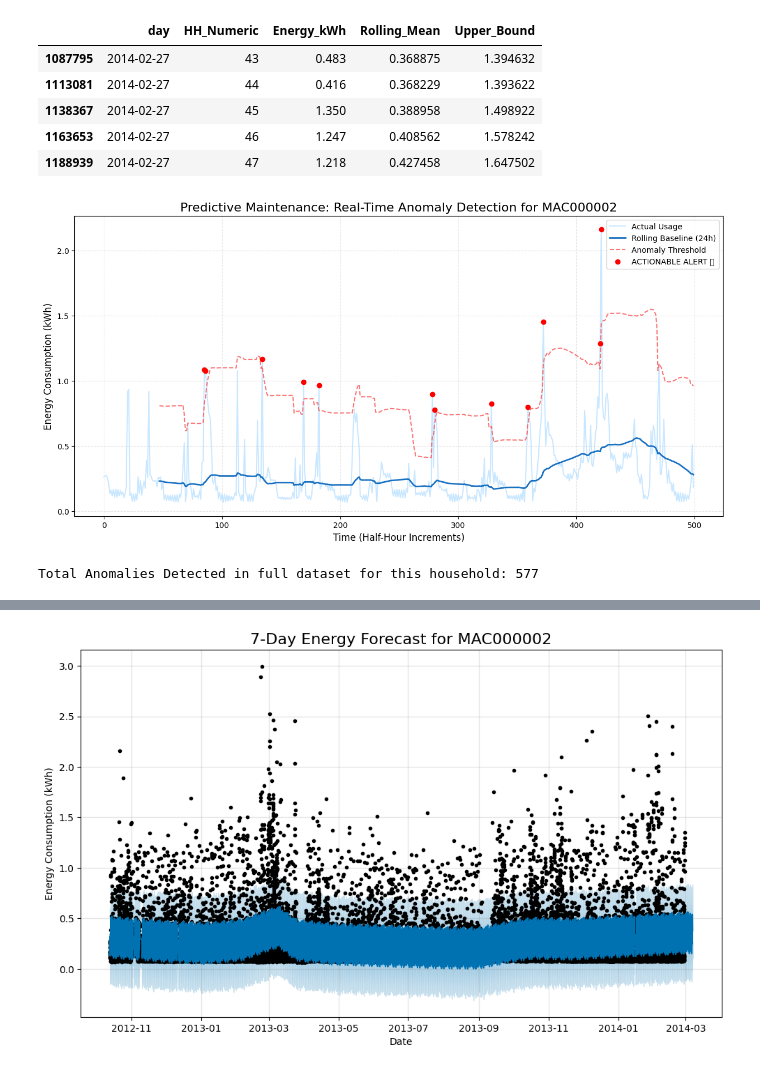
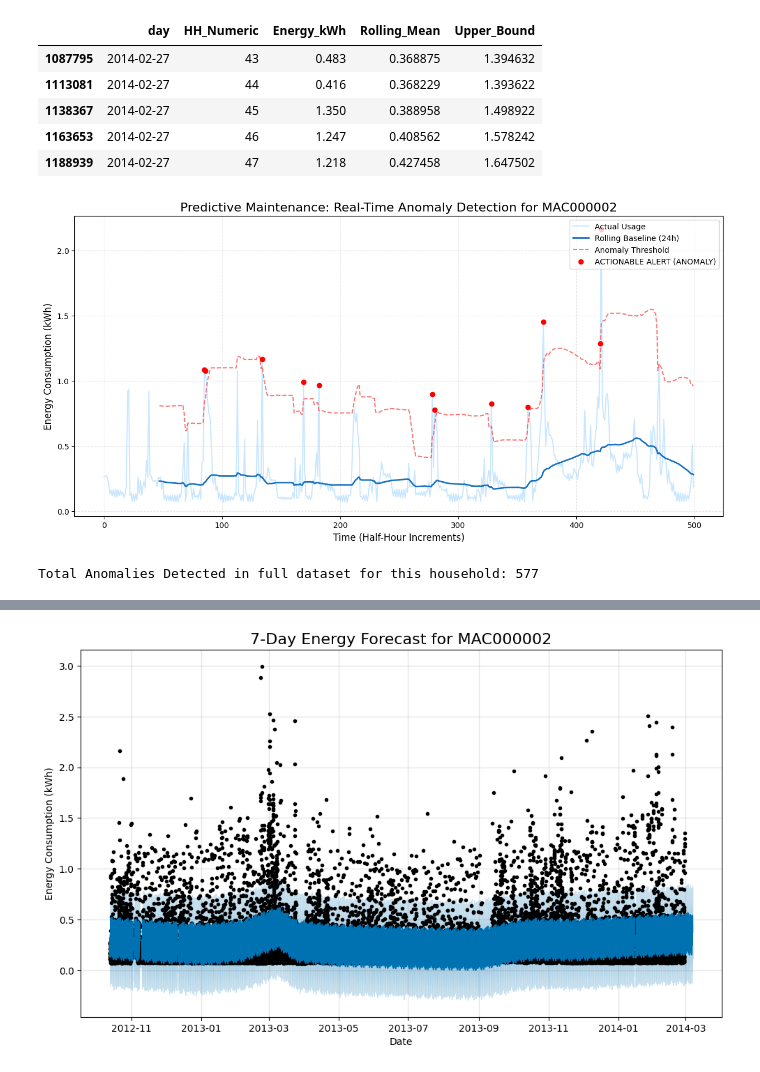
Before and after one commit to Kennyg-w/smart-meter-energy-analysis, a Jupyter notebook: notebooks/analysis.ipynb, the cells around one changed output, grey strips where cells are left out. Saved outputs shown, nothing was run; the diff lists cells and outputs as text; code cells hidden in the pictures.

```diff
--- a/notebooks/analysis.ipynb
+++ b/notebooks/analysis.ipynb
@@ -476,41 +474,41 @@ Time Series Baseline calculated for MAC000002 📈
 import matplotlib.pyplot as plt
 
 # 1. Identify where actual usage crosses the Upper Bound
 df_ts['Is_Anomaly'] = df_ts['Energy_kWh'] > df_ts['Upper_Bound']
 
 # 2. Create the plot
 plt.figure(figsize=(15, 7))
 
-# Plot a subset (first 500 rows) so the chart isn't too crowded to read
+# Plot a subset (first 500 rows)
 plot_data = df_ts.iloc[:500].reset_index()
 
-# Plot the actual usage (Light blue)
+# Plot the actual usage
 plt.plot(plot_data['Energy_kWh'], label='Actual Usage', color='#a5d8ff', alpha=0.6)
 
-# Plot the Moving Baseline (Dark blue - the "Habit")
+# Plot the Moving Baseline
 plt.plot(plot_data['Rolling_Mean'], label='Rolling Baseline (24h)', color='#1971c2', linewidth=2)
 
-# Plot the Upper Bound (Dashed red - the "Safety Limit")
+# Plot the Upper Bound
 plt.plot(plot_data['Upper_Bound'], '--', label='Anomaly Threshold', color='#fa5252', alpha=0.8)
 
-# Highlight Anomalies with Red Dots (The "Alerts")
+# Highlight Anomalies (Text-based label to avoid Font Warnings)
 anomalies = plot_data[plot_data['Is_Anomaly']]
-plt.scatter(anomalies.index, anomalies['Energy_kWh'], color='red', label='ACTIONABLE ALERT 🚨', zorder=5)
+plt.scatter(anomalies.index, anomalies['Energy_kWh'], color='red', label='ACTIONABLE ALERT (ANOMALY)', zorder=5)
 
-# Styling for a professional Portfolio
+# Styling
 plt.title(f'Predictive Maintenance: Real-Time Anomaly Detection for {target_id}', fontsize=16)
 plt.xlabel('Time (Half-Hour Increments)', fontsize=12)
 plt.ylabel('Energy Consumption (kWh)', fontsize=12)
 plt.legend(loc='upper right')
 plt.grid(True, linestyle='--', alpha=0.3)
 
 plt.show()
 
 # Print summary
 total_anomalies = df_ts['Is_Anomaly'].sum()
 print(f"Total Anomalies Detected in full dataset for this household: {total_anomalies}")
 # %% [output]
-[figure, old version]
+[figure, new version]
 Total Anomalies Detected in full dataset for this household: 577
 # %%
 from prophet import Prophet
```
Also changed, not shown: parts of 3 cells of this notebook.
